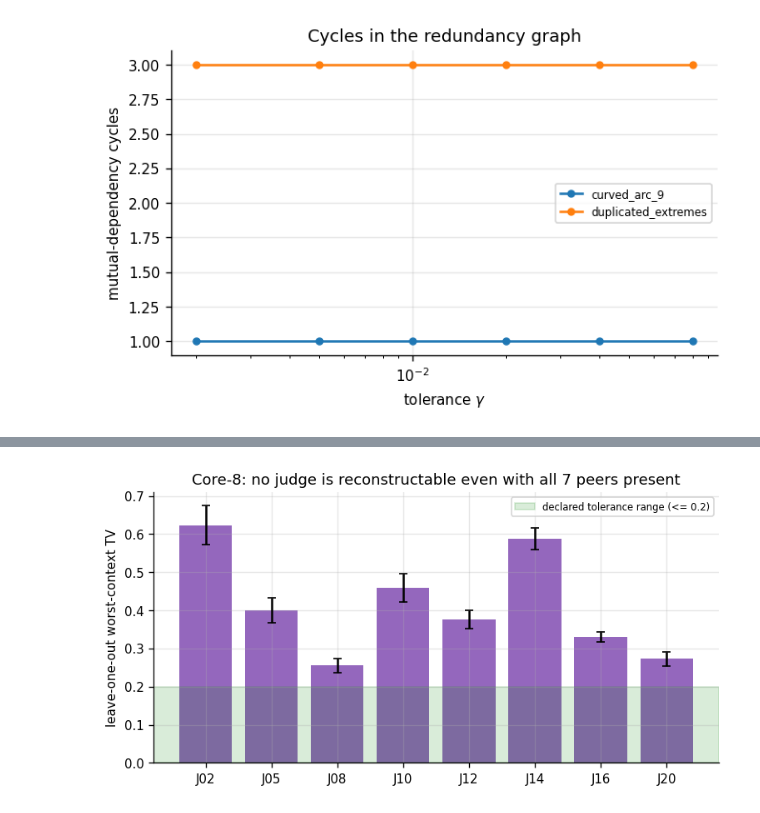
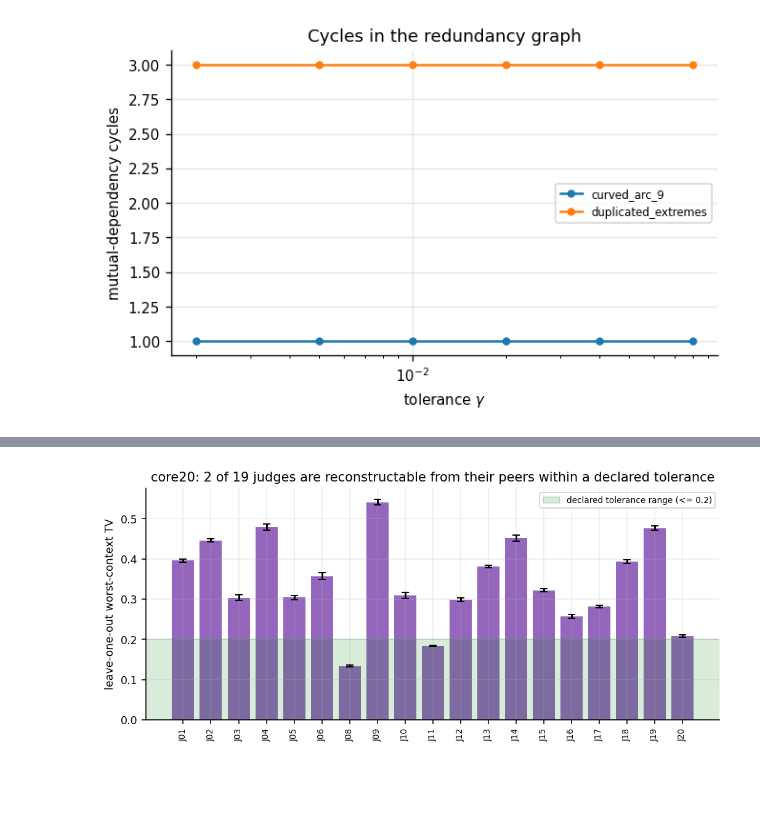
Before and after one commit to lucija-26/EPCRC, a Jupyter notebook: notebooks/02_c1_noncomposability.ipynb, the cells around one changed output, grey strips where cells are left out. Cells and saved outputs as stored; diff of their text form; code cells hidden in the pictures; blank space fills up the shorter version.

```diff
--- a/notebooks/02_c1_noncomposability.ipynb
+++ b/notebooks/02_c1_noncomposability.ipynb
@@ -222,31 +225,68 @@ Source: `experiments/experiment_e0_noncomposability.py --real` ->
 # %%
-real_path = os.path.join(ROOT, "results", "e0_real_core8.json")
-real = json.load(open(real_path))
+from experiments.export_results import input_paths
+
+PANEL = os.environ.get("EPCRC_PANEL", "core8")
+PATHS = input_paths(PANEL)
+
+real = json.load(open(PATHS["e0_real"]))
 rrec = real["records"]
-rjudges = json.load(open(os.path.join(ROOT, "results", "e1_frontier.json")))["judges"]
+rjudges = json.load(open(PATHS["e1"]))["judges"]
+print(f"panel: {PANEL}  ({len(rjudges)} judges, {len(rrec)} records)")
 
-loo = np.array([r["loo_errors"] for r in rrec])          # (rows, n_judges)
-per_judge = loo.reshape(len(real["split_seeds"]), len(real["gammas"]), -1)[:, 0, :]
+# The leave-one-out error does not depend on gamma, so one record per split seed
+# carries all of it.  It is selected by seed rather than reshaped: once E0 adds
+# the data-driven breakpoint tolerances the record count stops being
+# seeds x declared-gammas, and a reshape would either raise or silently
+# reinterpret the axes.
+first_of_seed = {}
+for r in rrec:
+    first_of_seed.setdefault(r["seed"], r)
+per_judge = np.array([first_of_seed[s]["loo_errors"] for s in real["split_seeds"]])
 
-print(f"leave-one-out error U(i | J\\{{i}}) on CERT, mean over {len(real['split_seeds'])} split seeds")
-print(f"{'judge':>8}{'mean':>9}{'min':>8}{'max':>8}")
+loo = np.array([r["loo_errors"] for r in rrec])
+declared_max = max(real["gammas"])
+
+print(f"\nleave-one-out error U(i | J\\{{i}}) on CERT, mean over "
+      f"{len(real['split_seeds'])} split seeds")
+print(f"{'judge':>8}{'mean':>9}{'min':>8}{'max':>8}{'removable':>11}")
 for i, j in enumerate(rjudges):
     col = per_judge[:, i]
-    print(f"{j:>8}{col.mean():>9.3f}{col.min():>8.3f}{col.max():>8.3f}")
+    mark = "yes" if col.mean() <= declared_max else ""
+    print(f"{j:>8}{col.mean():>9.3f}{col.min():>8.3f}{col.max():>8.3f}{mark:>11}")
 
-print(f"\nsmallest LOO error anywhere: {loo.min():.3f}")
-print(f"largest declared tolerance:  {max(real['gammas']):.3f}")
-print(f"-> judges individually removable at any declared gamma: "
-      f"{sum(r['n_individually_removable'] for r in rrec)}")
+print(f"\nsmallest LOO error anywhere:  {loo.min():.3f}")
+print(f"largest declared tolerance:   {declared_max:.3f}")
 
-fig, ax = plt.subplots(figsize=(6.4, 3.4))
+# What C1 needs is at least TWO judges passing their own test at one tolerance.
+# One is not a composition test, so the rows are filtered on that before the
+# violation rate is quoted.
+declared = [r for r in rrec if r["gamma_source"] == "declared"]
+multi = [r for r in declared if r["n_individually_removable"] >= 2]
+print(f"\npredeclared grid: {len(multi)} of {len(declared)} (seed, gamma) cases "
+      f"have >= 2 individually removable judges")
+if multi:
+    gamma = min(r["gamma"] for r in multi)
+    at = [r for r in multi if r["gamma"] == gamma]
+    viol = [r for r in at if r["naive_violates_gamma"]]
+    print(f"  at gamma = {gamma:g}: {at[0]['n_individually_removable']} judges "
+          f"removable, joint deletion violates in {len(viol)} of {len(at)} seeds")
+    print(f"  joint error {min(r['naive_coverage'] for r in at):.4f}"
+          f"-{max(r['naive_coverage'] for r in at):.4f}  vs budget {gamma:g}")
+else:
+    print("  -> R_gamma is empty or a singleton everywhere; C1 cannot be posed "
+          "on the predeclared grid for this panel")
+
+fig, ax = plt.subplots(figsize=(7.4, 3.4))
 ax.bar(range(len(rjudges)), per_judge.mean(axis=0),
        yerr=per_judge.std(axis=0), color="tab:purple", capsize=3)
-ax.axhspan(0, max(real["gammas"]), color="green", alpha=0.15,
-           label=f"declared tolerance range (<= {max(real['gammas'])})")
-ax.set_xticks(range(len(rjudges))); ax.set_xticklabels(rjudges)
+ax.axhspan(0, declared_max, color="green", alpha=0.15,
+           label=f"declared tolerance range (<= {declared_max})")
+ax.set_xticks(range(len(rjudges)))
+ax.set_xticklabels(rjudges, rotation=90, fontsize=7)
 ax.set_ylabel("leave-one-out worst-context TV")
-ax.set_title("Core-8: no judge is reconstructable even with all 7 peers present")
+n_in = int((per_judge.mean(axis=0) <= declared_max).sum())
+ax.set_title(f"{PANEL}: {n_in} of {len(rjudges)} judges are reconstructable "
+             f"from their peers within a declared tolerance")
 ax.legend(fontsize=7)
 fig.tight_layout()
 fig.savefig(os.path.join(FIGS, "c1_real_loo.png"), bbox_inches="tight")
@@ -268,4 +311,4 @@ largest declared tolerance:  0.200
-[figure, old version]
+[figure, new version]
 # %% [markdown]
 ## Verdict on C1
 
```
Also changed, not shown: parts of 3 cells of this notebook, 21 other files.
